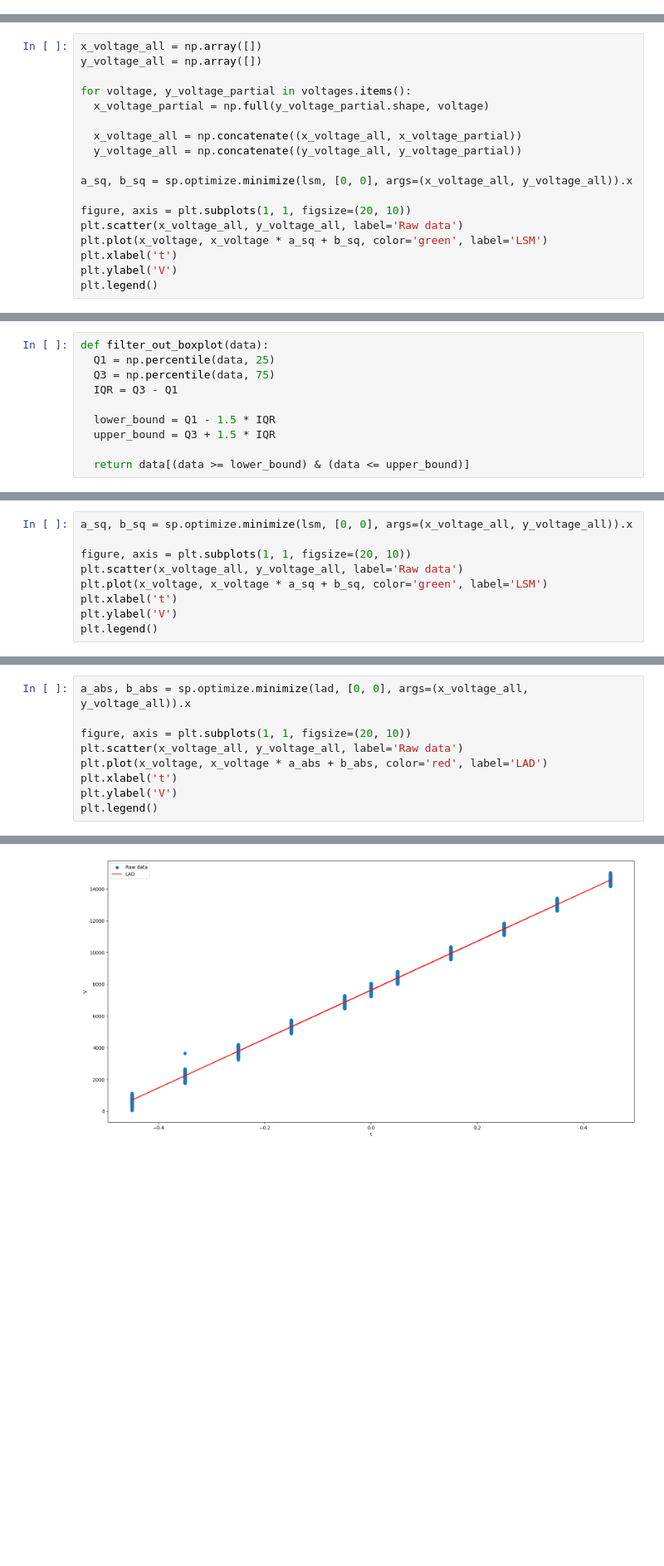
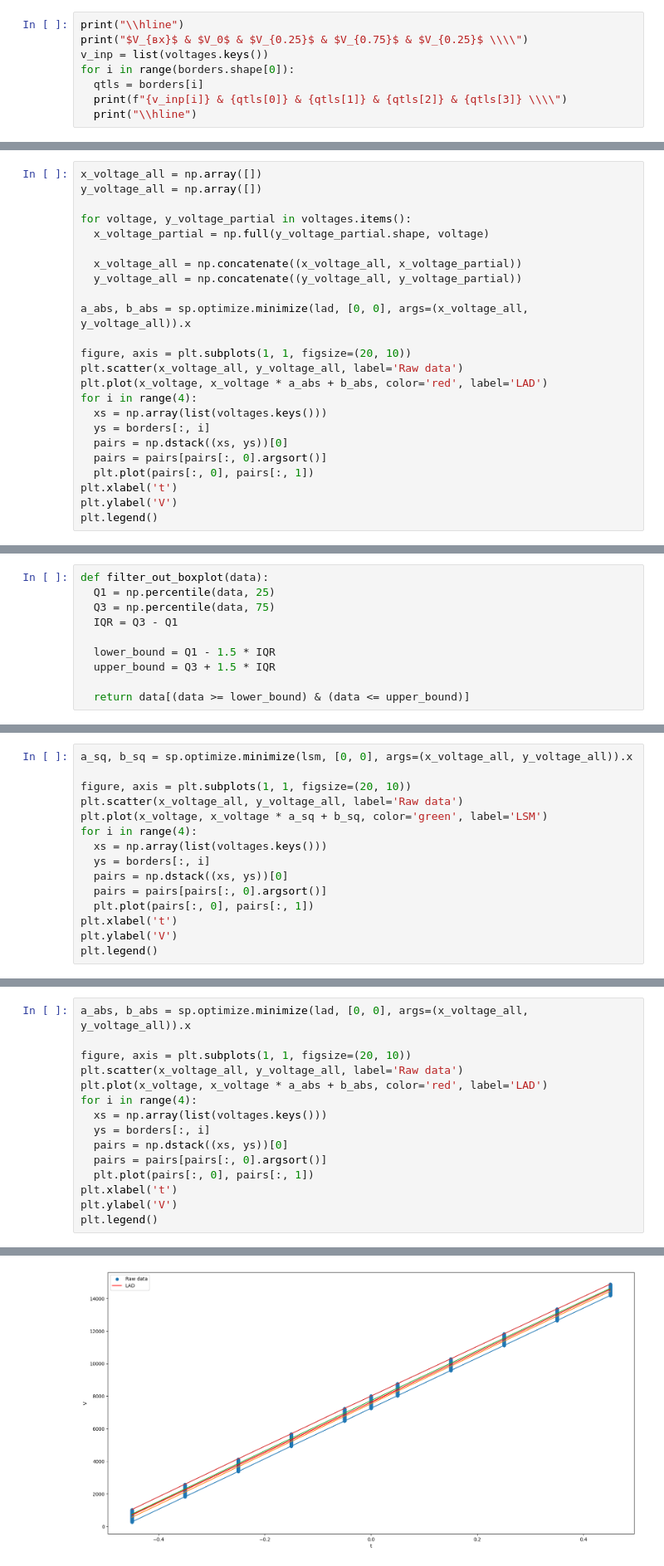
Before and after one commit to vladimir-skvortsov/math-stats-course-work, a Jupyter notebook: main.ipynb, the cells around one changed output, grey strips where cells are left out. Shown at 83% size. Drawn from its saved outputs; the diff is of its cells as text; blank space fills up the shorter version.

Commit message:
add borderlines to plots

```diff
--- a/main.ipynb
+++ b/main.ipynb
@@ -159,0 +198,8 @@ a_abs, b_abs, a_sq, b_sq
+# %%
+print("\\hline")
+print("$V_{вх}$ & $V_0$ & $V_{0.25}$ & $V_{0.75}$ & $V_{0.25}$ \\\\")
+v_inp = list(voltages.keys())
+for i in range(borders.shape[0]):
+  qtls = borders[i]
+  print(f"{v_inp[i]} & {qtls[0]} & {qtls[1]} & {qtls[2]} & {qtls[3]} \\\\")
+  print("\\hline")
@@ -167,11 +231,17 @@ for voltage, y_voltage_partial in voltages.items():
   x_voltage_all = np.concatenate((x_voltage_all, x_voltage_partial))
   y_voltage_all = np.concatenate((y_voltage_all, y_voltage_partial))
 
-a_sq, b_sq = sp.optimize.minimize(lsm, [0, 0], args=(x_voltage_all, y_voltage_all)).x
+a_abs, b_abs = sp.optimize.minimize(lad, [0, 0], args=(x_voltage_all, y_voltage_all)).x
 
 figure, axis = plt.subplots(1, 1, figsize=(20, 10))
 plt.scatter(x_voltage_all, y_voltage_all, label='Raw data')
-plt.plot(x_voltage, x_voltage * a_sq + b_sq, color='green', label='LSM')
+plt.plot(x_voltage, x_voltage * a_abs + b_abs, color='red', label='LAD')
+for i in range(4):
+  xs = np.array(list(voltages.keys()))
+  ys = borders[:, i]
+  pairs = np.dstack((xs, ys))[0]
+  pairs = pairs[pairs[:, 0].argsort()]
+  plt.plot(pairs[:, 0], pairs[:, 1])
 plt.xlabel('t')
 plt.ylabel('V')
 plt.legend()
@@ -271,6 +320,12 @@ a_sq, b_sq = sp.optimize.minimize(lsm, [0, 0], args=(x_voltage_all, y_voltage_al
 figure, axis = plt.subplots(1, 1, figsize=(20, 10))
 plt.scatter(x_voltage_all, y_voltage_all, label='Raw data')
 plt.plot(x_voltage, x_voltage * a_sq + b_sq, color='green', label='LSM')
+for i in range(4):
+  xs = np.array(list(voltages.keys()))
+  ys = borders[:, i]
+  pairs = np.dstack((xs, ys))[0]
+  pairs = pairs[pairs[:, 0].argsort()]
+  plt.plot(pairs[:, 0], pairs[:, 1])
 plt.xlabel('t')
 plt.ylabel('V')
 plt.legend()
@@ -280,15 +335,21 @@ plt.legend()
 # %%
 a_abs, b_abs = sp.optimize.minimize(lad, [0, 0], args=(x_voltage_all, y_voltage_all)).x
 
 figure, axis = plt.subplots(1, 1, figsize=(20, 10))
 plt.scatter(x_voltage_all, y_voltage_all, label='Raw data')
 plt.plot(x_voltage, x_voltage * a_abs + b_abs, color='red', label='LAD')
+for i in range(4):
+  xs = np.array(list(voltages.keys()))
+  ys = borders[:, i]
+  pairs = np.dstack((xs, ys))[0]
+  pairs = pairs[pairs[:, 0].argsort()]
+  plt.plot(pairs[:, 0], pairs[:, 1])
 plt.xlabel('t')
 plt.ylabel('V')
 plt.legend()
 # %% [output]
 <matplotlib.legend.Legend at 0x...>
-[figure, old version]
+[figure, new version]
 # %%
 a_abs, b_abs, a_sq, b_sq
 # %% [output]
```
Also changed, not shown: parts of 12 cells of this notebook, 6 other files.
